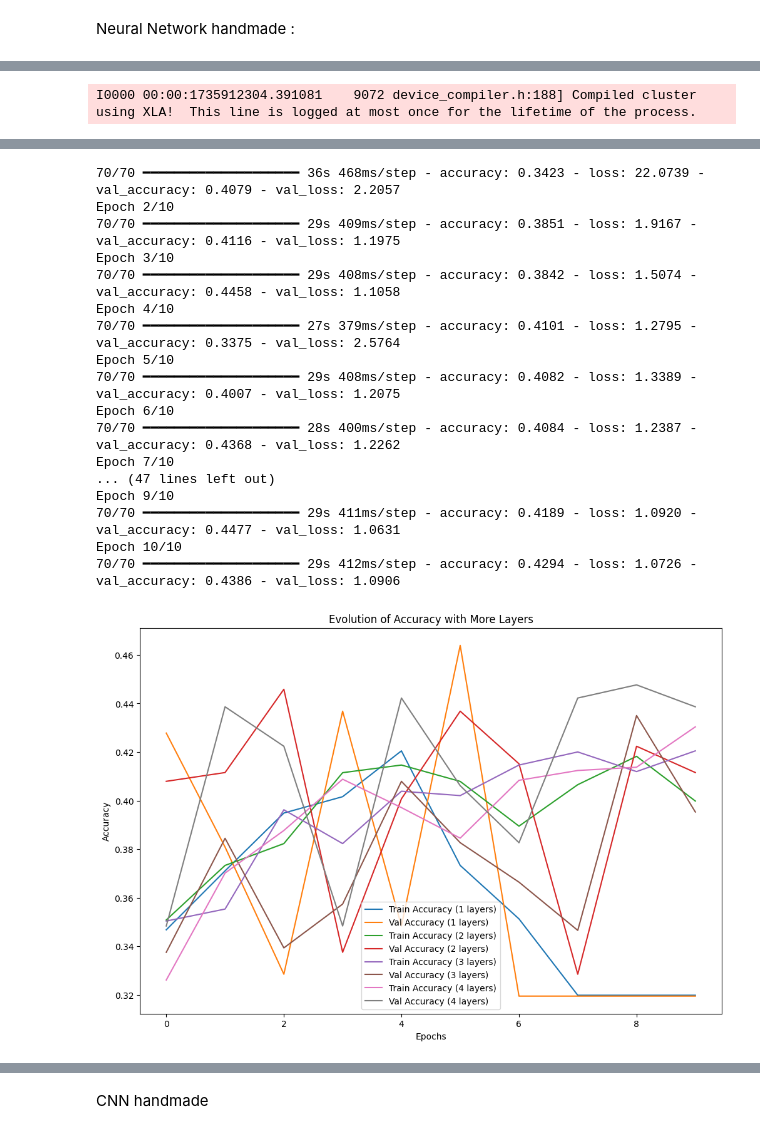
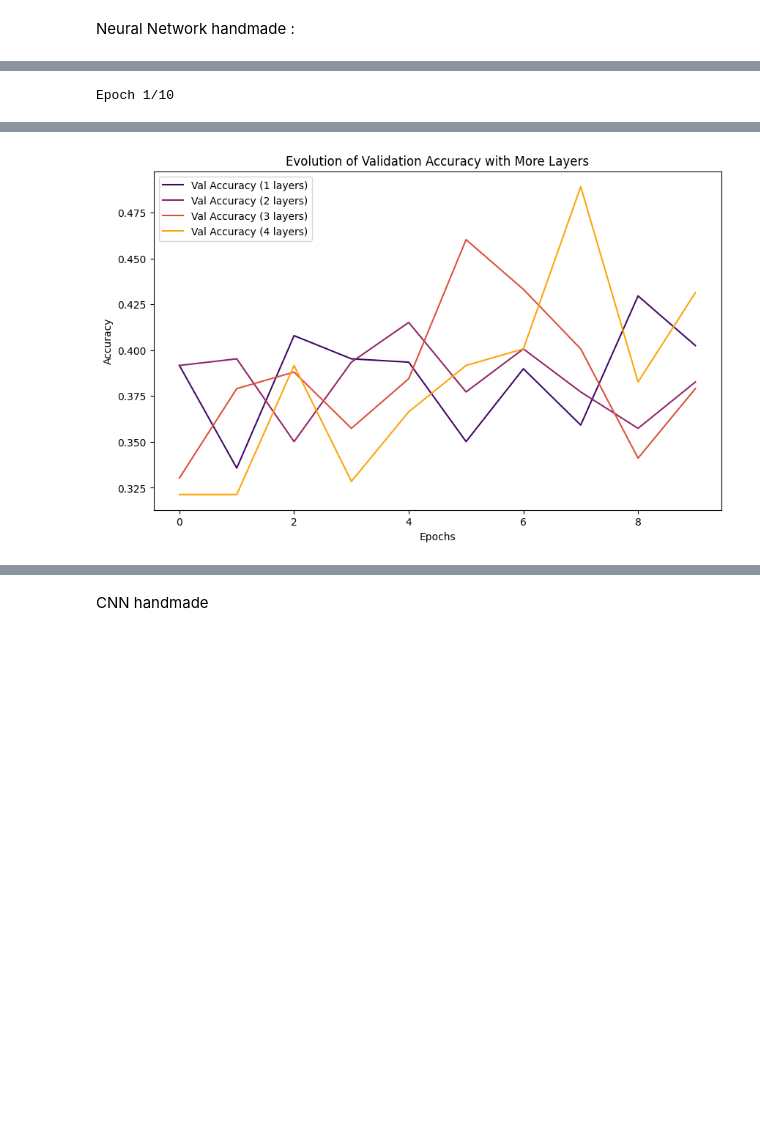
Before and after one commit to guilhemgrvx/AML_project, a Jupyter notebook: Prediction.ipynb, the cells around one changed output, grey strips where cells are left out. Saved outputs shown, nothing was run; the diff lists cells and outputs as text; code cells hidden in the pictures; blank space fills up the shorter version.

```diff
--- a/Prediction.ipynb
+++ b/Prediction.ipynb
@@ -175,15 +171,17 @@ from tensorflow.keras import layers, models
 from tensorflow.keras.preprocessing.image import ImageDataGenerator
 import matplotlib.pyplot as plt
 import os
+import numpy as np
+import matplotlib.cm as cm
 
 # 1. Data preprocessing
 data_dir = "data"
 
 train_datagen = ImageDataGenerator(
-    rescale=1.0/255,        # Normalisation des pixels entre 0 et 1
-    validation_split=0.2,   # Fraction pour validation
-    horizontal_flip=True,   # Flip horizontal
-    rotation_range=20       # Légère rotation
+    rescale=1.0/255,
+    validation_split=0.2,
+    horizontal_flip=True,
+    rotation_range=20
 )
 
 train_generator = train_datagen.flow_from_directory(
@@ -202,8 +200,7 @@ validation_generator = train_datagen.flow_from_directory(
     subset='validation'
 )
 
-# 2. Function building a model with a personalized number of layers
-
+# 2. Function to build model
 def build_model(num_hidden_layers):
     model = models.Sequential()
     model.add(layers.Input(shape=(224, 224, 3)))
@@ -212,13 +209,13 @@ def build_model(num_hidden_layers):
     for _ in range(num_hidden_layers):
         model.add(layers.Dense(128, activation='relu'))
 
-    model.add(layers.Dense(3, activation='softmax'))  # 3 classes (pop, jazz, death metal)
+    model.add(layers.Dense(3, activation='softmax'))
     model.compile(optimizer='adam',
                   loss='categorical_crossentropy',
                   metrics=['accuracy'])
     return model
 
-# 3. Training 4 different models to compare their accuracy
+# 3. Training models
 layer_counts = [1, 2, 3, 4]
 history_per_layer = {}
 
@@ -233,28 +230,27 @@ for num_layers in layer_counts:
     history_per_layer[num_layers] = history
 
 # 4. Plotting the results
-plt.figure(figsize=(12, 8))
+colors = cm.inferno(np.linspace(0.2, 0.8, len(layer_counts)))
 
-# Precision
-for num_layers, history in history_per_layer.items():
-    plt.plot(history.history['accuracy'], label=f'Train Accuracy ({num_layers} layers)')
-    plt.plot(history.history['val_accuracy'], label=f'Val Accuracy ({num_layers} layers)')
-
-plt.title('Evolution of Accuracy with More Layers')
+# Plot validation accuracy
+plt.figure(figsize=(10, 6))
+for num_layers, color in zip(layer_counts, colors):
+    plt.plot(history_per_layer[num_layers].history['val_accuracy'],
+             label=f'Val Accuracy ({num_layers} layers)', color=color)
+plt.title('Evolution of Validation Accuracy with More Layers')
 plt.xlabel('Epochs')
 plt.ylabel('Accuracy')
 plt.legend()
 plt.show()
 
-# Loss
-plt.figure(figsize=(12, 8))
-for num_layers, history in history_per_layer.items():
-    plt.plot(history.history['loss'], label=f'Train Loss ({num_layers} layers)')
-    plt.plot(history.history['val_loss'], label=f'Val Loss ({num_layers} layers)')
-
-plt.title('Evolution of Loss with More Layers')
+# Plot training accuracy
+plt.figure(figsize=(10, 6))
+for num_layers, color in zip(layer_counts, colors):
+    plt.plot(history_per_layer[num_layers].history['accuracy'],
+             label=f'Train Accuracy ({num_layers} layers)', color=color)
+plt.title('Evolution of Training Accuracy with More Layers')
 plt.xlabel('Epochs')
-plt.ylabel('Loss')
+plt.ylabel('Accuracy')
 plt.legend()
 plt.show()
 # %% [output]
@@ -272 +268 @@ I0000 00:00:1735912302.579446    9072 cuda_dnn.cc:529] Loaded cuDNN version 9030
-I0000 00:00:1735912304.391081    9072 device_compiler.h:188] Compiled cluster using XLA!  This line is logged at most once for the lifetime of the process.
+Epoch 1/10
@@ -294,18 +294 @@ Epoch 1/10
-70/70 ━━━━━━━━━━━━━━━━━━━━ 36s 468ms/step - accuracy: 0.3423 - loss: 22.0739 - val_accuracy: 0.4079 - val_loss: 2.2057
-Epoch 2/10
-70/70 ━━━━━━━━━━━━━━━━━━━━ 29s 409ms/step - accuracy: 0.3851 - loss: 1.9167 - val_accuracy: 0.4116 - val_loss: 1.1975
-Epoch 3/10
-70/70 ━━━━━━━━━━━━━━━━━━━━ 29s 408ms/step - accuracy: 0.3842 - loss: 1.5074 - val_accuracy: 0.4458 - val_loss: 1.1058
-Epoch 4/10
-70/70 ━━━━━━━━━━━━━━━━━━━━ 27s 379ms/step - accuracy: 0.4101 - loss: 1.2795 - val_accuracy: 0.3375 - val_loss: 2.5764
-Epoch 5/10
-70/70 ━━━━━━━━━━━━━━━━━━━━ 29s 408ms/step - accuracy: 0.4082 - loss: 1.3389 - val_accuracy: 0.4007 - val_loss: 1.2075
-Epoch 6/10
-70/70 ━━━━━━━━━━━━━━━━━━━━ 28s 400ms/step - accuracy: 0.4084 - loss: 1.2387 - val_accuracy: 0.4368 - val_loss: 1.2262
-Epoch 7/10
-... (47 lines left out)
-Epoch 9/10
-70/70 ━━━━━━━━━━━━━━━━━━━━ 29s 411ms/step - accuracy: 0.4189 - loss: 1.0920 - val_accuracy: 0.4477 - val_loss: 1.0631
-Epoch 10/10
-70/70 ━━━━━━━━━━━━━━━━━━━━ 29s 412ms/step - accuracy: 0.4294 - loss: 1.0726 - val_accuracy: 0.4386 - val_loss: 1.0906
-[figure, old version]
+[figure, new version]
```
Also changed, not shown: parts of 17 cells of this notebook, 1 other file.
